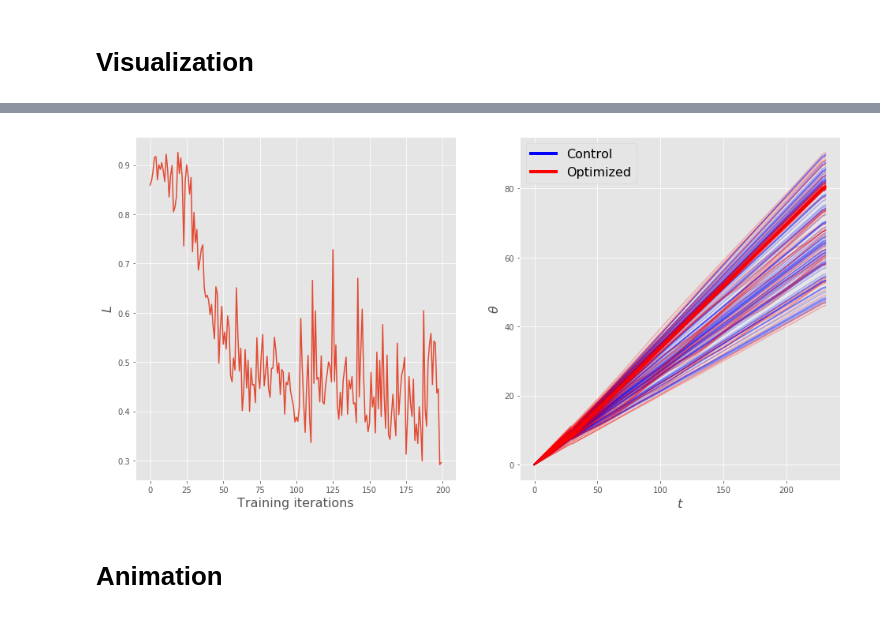
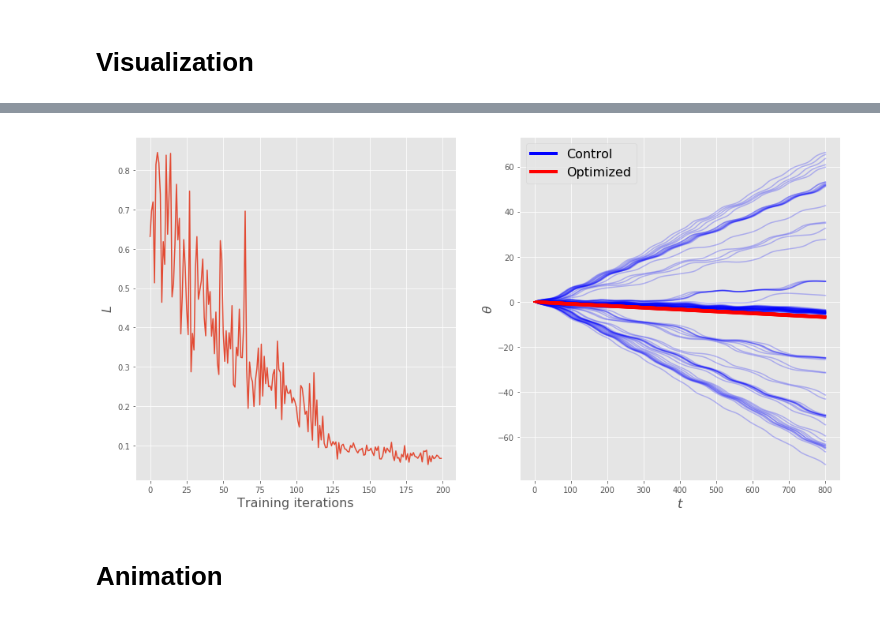
Before and after one commit to serre-lab/KuraNet, a Jupyter notebook: global.ipynb, the cells around one changed output, grey strips where cells are left out. Drawn from its saved outputs; the diff is of its cells as text; code cells hidden in the pictures.

```diff
--- a/global.ipynb
+++ b/global.ipynb
@@ -55,10 +66,10 @@ rand_inds=False
 adjoint=False
 loss_type='circular_variance'
 optimizer='SGD' # For tau, use SGD
-momentum=0.5  # For tau, use .5
-max_grad_norm=5.0 # For tau, use 5.0
+momentum=0.0  # For tau, use .5
+max_grad_norm=10.0 # For tau, use 5.0
 num_hid_units=128
-lr=5e-2 # For tau, use 5e-2
+lr=5e-4 # For tau, use 5e-2
 device='cuda'
 num_batches = int(num_samples/num_units)
 
@@ -70,17 +81,17 @@ test_dss   = {}
 train_dls  = {}
 test_dls   = {}
 
-for name, dist in zip([omega_name, h_name, tau_name],['omega', 'h', 'tau']):
-    if name != 'degenerate':
-        train_dirs[dist] = os.path.join(data_base_dir, name, 'train')
-        test_dirs[dist] = os.path.join(data_base_dir, name, 'test')
-        train_dss[dist] = DatasetFolder(train_dirs[dist], np.load, 'npy')
-        test_dss[dist] = DatasetFolder(test_dirs[dist], np.load, 'npy')
-        train_dls[dist] = DataLoader(train_dss[dist], batch_size=num_units, shuffle=False, drop_last=True)
-        test_dls[dist] = DataLoader(test_dss[dist], batch_size=num_units, shuffle=False, drop_last=True)
+for dist_name, data_name in zip(dist_names, data_names):
+    if dist_name != 'degenerate':
+        train_dirs[data_name] = os.path.join(data_base_dir, dist_name, 'train')
+        test_dirs[data_name] = os.path.join(data_base_dir, dist_name, 'test')
+        train_dss[data_name] = DatasetFolder(train_dirs[data_name], np.load, 'npy')
+        test_dss[data_name] = DatasetFolder(test_dirs[data_name], np.load, 'npy')
+        train_dls[data_name] = DataLoader(train_dss[data_name], batch_size=num_units, shuffle=False, drop_last=True)
+        test_dls[data_name] = DataLoader(test_dss[data_name], batch_size=num_units, shuffle=False, drop_last=True)
     else:
-        train_dls[dist] = yield_zero_column(num_batches,num_units)
-        test_dls[dist] = yield_zero_column(num_batches,num_units)
+        train_dls[data_name] = yield_zero_column(num_batches,num_units)
+        test_dls[data_name] = yield_zero_column(num_batches,num_units)
 # %% [markdown]
 # Run Training
 # %%
@@ -116,7 +127,7 @@ Testing batch: 10. Time/Batch: 0.5988. Loss: 0.42517873644828796.
 # %% [markdown]
 # Visualization
 # %%
-visualization_time=200
+visualization_time=800
 kn_control = KuraNet(3, avg_deg=avg_deg, num_hid_units=num_hid_units,
                       rand_inds=rand_inds,
                       adjoint=adjoint, solver_method=solver_method,
@@ -125,11 +136,14 @@ kn_control = KuraNet(3, avg_deg=avg_deg, num_hid_units=num_hid_units,
 kn_control.set_batch_size(batch_size)
 
 kn.set_grids(alpha, visualization_time, 1)
+data_keys = [key for key in train_dls.keys()]
 
 # Load one testing batch
-for j, ((omega, _),(h, _), (tau, _)) in enumerate(zip(test_dls['omega'], test_dls['h'], test_dls['tau'])):
-    tau = torch.where(tau > 40.0, 40.0 * torch.ones_like(tau),tau)
-    x = torch.cat([omega,h, tau],dim=-1).to(device)
+for j, X in enumerate(zip(*[test_dls[key] for key in data_keys])):
+    x = {key : y.to(device) for (key, (y,_)) in zip(data_keys, X)}
+    # Fix max delay for memory problems
+    if 'tau' in x.keys():
+        x['tau']  = torch.where(x['tau'] > 40.0, 40.0 * torch.ones_like(x['tau']),x['tau'])
     break
 
 flow = kn.run(x)
@@ -163,3 +177,3 @@ Control loss: 0.9209
-[figure, old version]
+[figure, new version]
 # %% [markdown]
 # Animation
```
Also changed, not shown: parts of 9 cells of this notebook, 5 other files.
